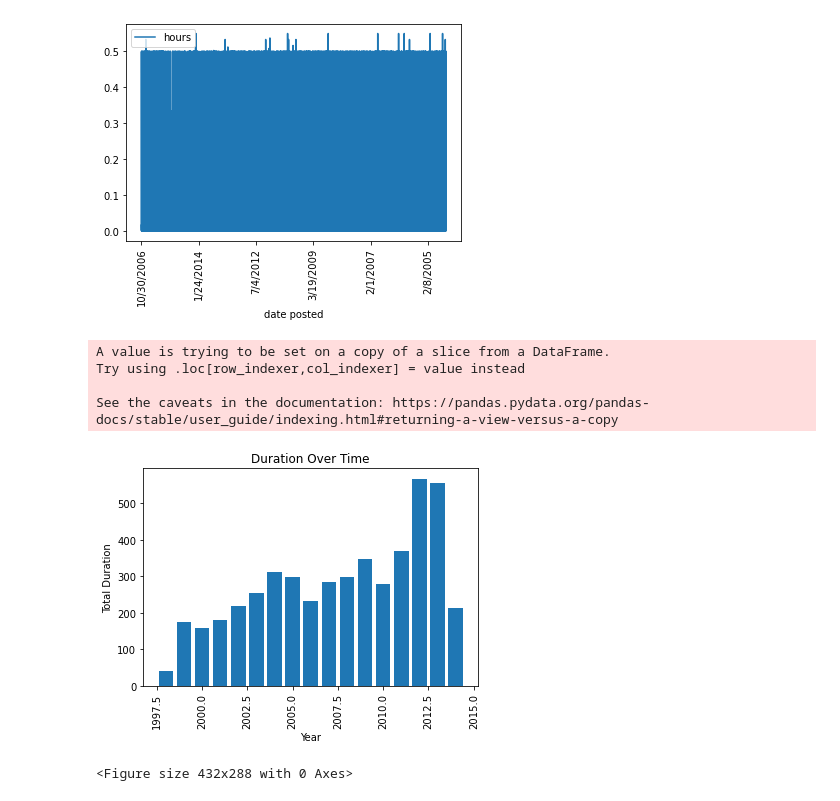
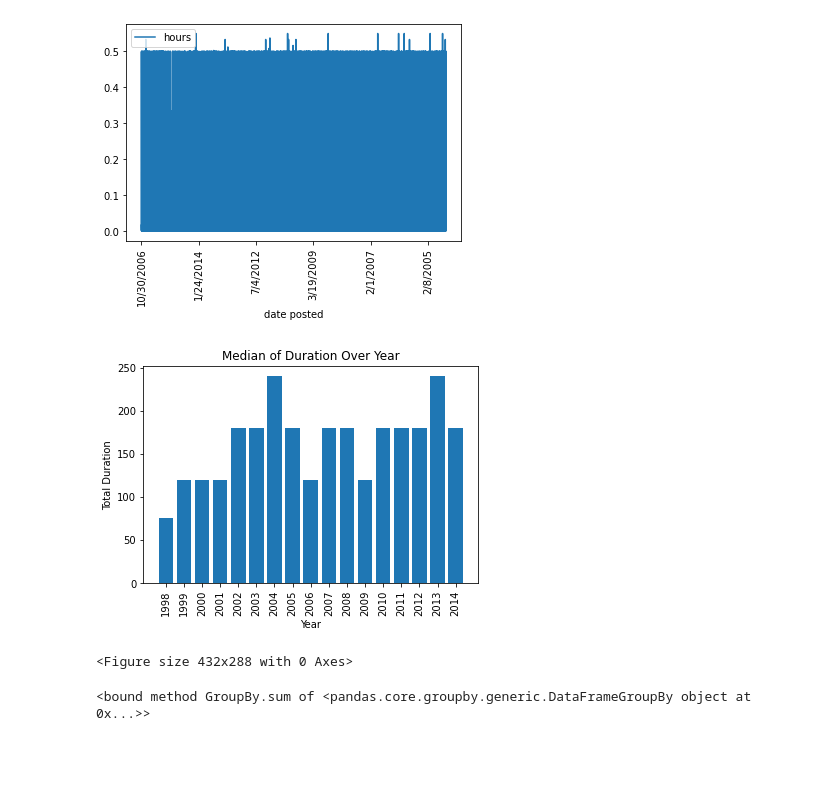
Before and after one commit to mmegancross/project-1-alien-analysis, a Jupyter notebook: UFO_shape_duration.ipynb, the cells around one changed output. Saved outputs shown, nothing was run; the diff lists cells and outputs as text; code cells hidden in the pictures; blank space fills up the shorter version.

```diff
--- a/UFO_shape_duration.ipynb
+++ b/UFO_shape_duration.ipynb
@@ -161,31 +161,33 @@ plot_columns.plot(x='date posted', y='hours', rot=90, kind='line')
 [figure]
 # %%
 #duration Over Time
-alien_clean['yymm'] = pd.DatetimeIndex(alien_clean['date posted']).year
-shape_dates = alien_clean.groupby('yymm')
+alien_duration_shape_df['yymm'] = pd.DatetimeIndex(alien_duration_shape_df['date posted']).year
+shape_dates=alien_duration_shape_df[['yymm','duration (seconds)']]
+shape_dates = shape_dates.groupby('yymm')
+
+shape_dates=shape_dates['duration (seconds)'].median()
+shape_dates=shape_dates.reset_index()
+shape_dates.head()
 
 
-x = list(shape_dates.groups.keys())
-y = shape_dates['hours'].sum().values
-y
-# x.nunique()
+x = shape_dates['yymm']
+y = shape_dates['duration (seconds)']
 
 
-fig = plt.figure()
 plt.bar(x,y)
 plt.xlabel('Year')
 plt.ylabel('Total Duration')
-plt.title('Duration Over Time')
-plt.xticks(rotation=90) # Rotate xaxis labels 90 degrees
+plt.title('Median of Duration Over Year')
+plt.xticks(shape_dates['yymm'],rotation=90) # Rotate xaxis labels 90 degrees
 plt.show()
 plt.savefig('duration_read.png')
 # %% [output]
+[figure, new version]
-A value is trying to be set on a copy of a slice from a DataFrame.
-Try using .loc[row_indexer,col_indexer] = value instead
-
-See the caveats in the documentation: https://pandas.pydata.org/pandas-docs/stable/user_guide/indexing.html#returning-a-view-versus-a-copy
+<Figure size 432x288 with 0 Axes>
-[figure, old version]
-<Figure size 432x288 with 0 Axes>
+# %%
+shape_dates.sum
+# %% [output]
+<bound method GroupBy.sum of <pandas.core.groupby.generic.DataFrameGroupBy object at 0x...>>
 # %%
 # sort durationn (seconds) ascending order
 alien_duration_shape_df.sort_values ('duration (seconds)', ascending =True)
```
Also changed, not shown: parts of 2 cells of this notebook.
